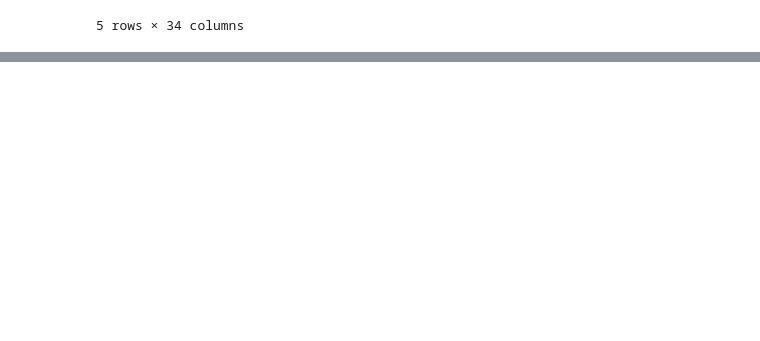
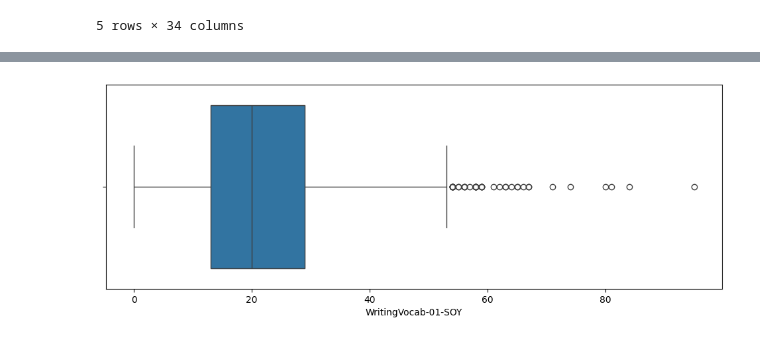
Before and after one commit to anshumbanga/Projects, a Jupyter notebook: LA4_SCHOOL/Data Cleaning.ipynb, the cells around one changed output, grey strips where cells are left out. Saved outputs shown, nothing was run; the diff lists cells and outputs as text; code cells hidden in the pictures; blank space fills up the shorter version.

```diff
--- a/LA4_SCHOOL/Data Cleaning.ipynb
+++ b/LA4_SCHOOL/Data Cleaning.ipynb
@@ -18,0 +70,4 @@ df.head()
+# %%
+df['TextLevel-01-SOY'] = np.abs(df['TextLevel-01-SOY'])
+
+# now we are free from any negative values
@@ -18,0 +88,8 @@ df.head()
+# %%
+df['HRSIW-01-SOY'] = np.abs(df['HRSIW-01-SOY'])
+# %%
+plt.figure(figsize=(12,4))
+sns.boxplot(x=df['WritingVocab-01-SOY'])
+plt.show()
+# %% [output]
+[figure, added]
```
Also changed, not shown: parts of 15 cells of this notebook.
